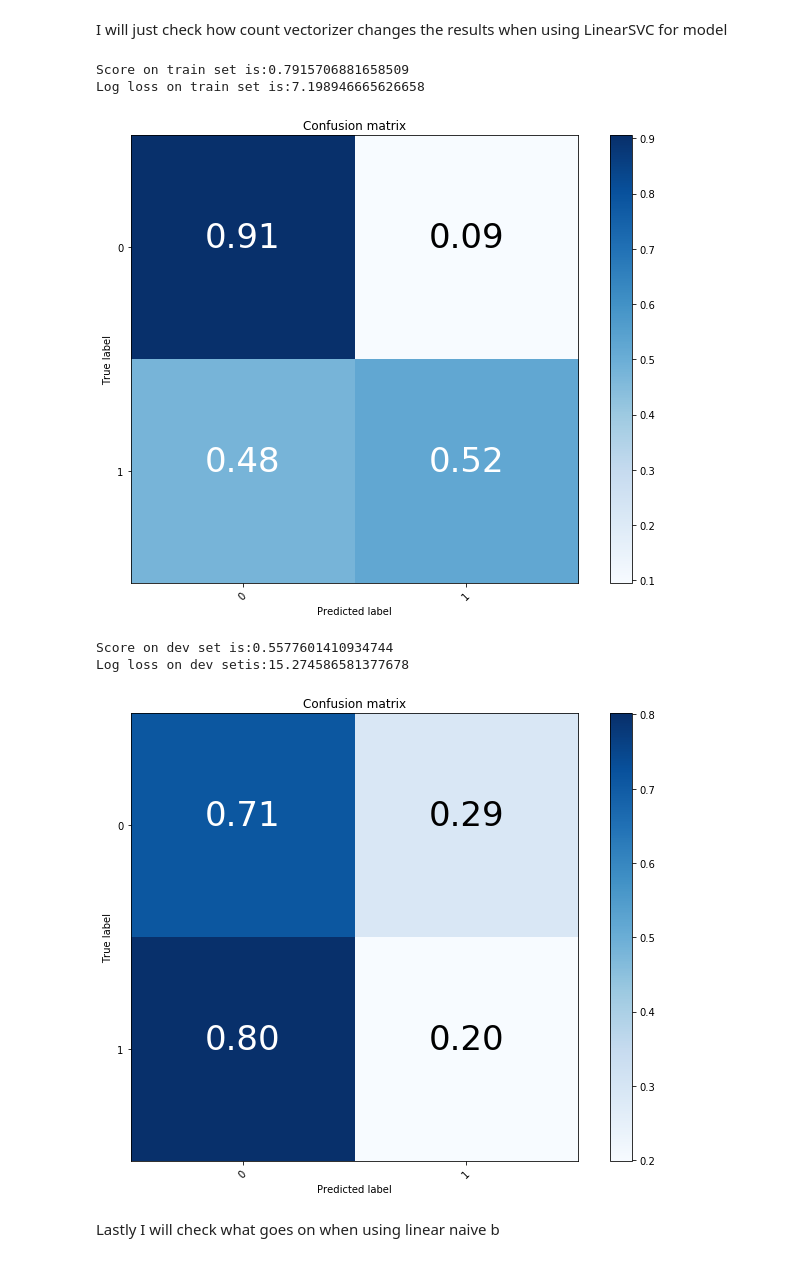
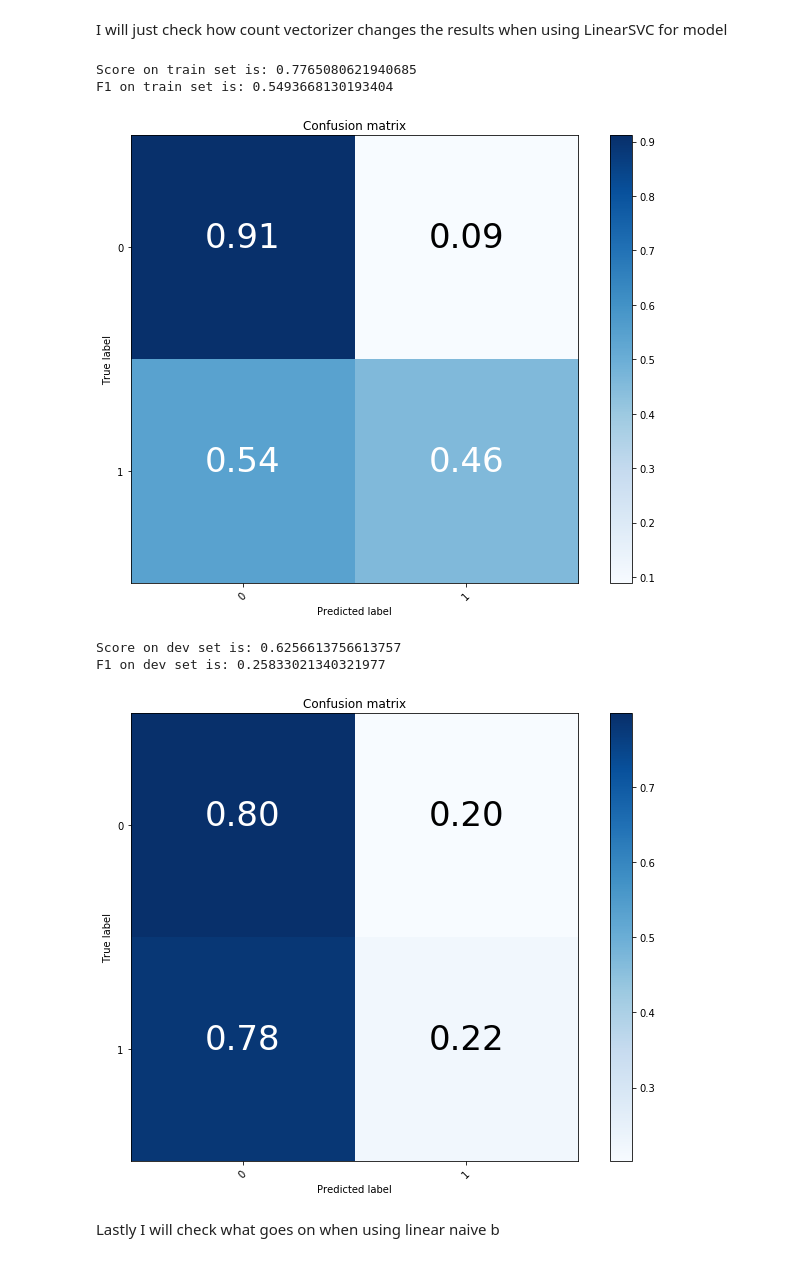
Before and after one commit to radpet/team_a, a Jupyter notebook: Radi/TF-IDF_Classical_ML.ipynb, the cells around one changed output. Drawn from its saved outputs; the diff is of its cells as text; code cells hidden in the pictures.

Commit message:
rerun with f1 score

```diff
--- a/Radi/TF-IDF_Classical_ML.ipynb
+++ b/Radi/TF-IDF_Classical_ML.ipynb
@@ -43,7 +43,10 @@ train[:5]
 # %%
 # the idea here is to add whether company1 is before company2
 def add_company_pos_ratio(company, row):
-    return row[TEXT].find(company) / len(row[TEXT])
+    index= row[TEXT].find(company)
+    if index < 0:
+        return 1
+    return index / len(row[TEXT])
 # %%
 from sklearn.base import TransformerMixin,  BaseEstimator
 # %%
@@ -278,18 +275,18 @@ It seems the multinomial nb sucks for some reason (someone should check the pipe
 I will just check how count vectorizer changes the results when using LinearSVC for model
 # %%
 pipeline = Pipeline([
-    ("vect", CountVectorizer()),
+     ("union", features),
     ("classifier", LinearSVC())
 ])
 
 try_pipeline(pipeline, train, train[RESULT], dev, dev[RESULT])
 # %% [output]
-Score on train set is:0.7915706881658509
-Log loss on train set is:7.198946665626658
+Score on train set is: 0.7765080621940685
+F1 on train set is: 0.5493668130193404
-[figure, old version]
+[figure, new version]
-Score on dev set is:0.5577601410934744
-Log loss on dev setis:15.274586581377678
+Score on dev set is: 0.6256613756613757
+F1 on dev set is: 0.25833021340321977
-[figure, old version]
+[figure, new version]
 # %% [markdown]
 Lastly I will check what goes on when using linear naive b
 # %%
```
Also changed, not shown: parts of 12 cells of this notebook.
